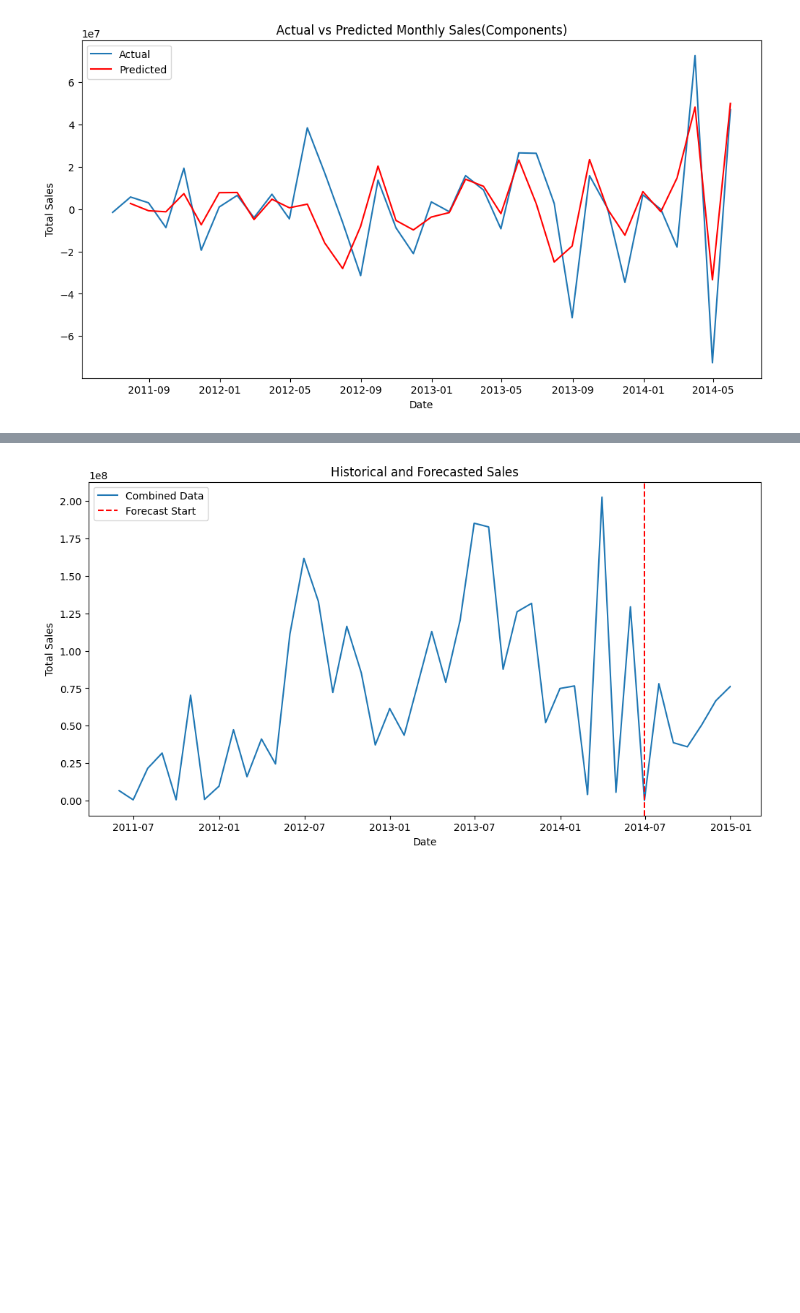
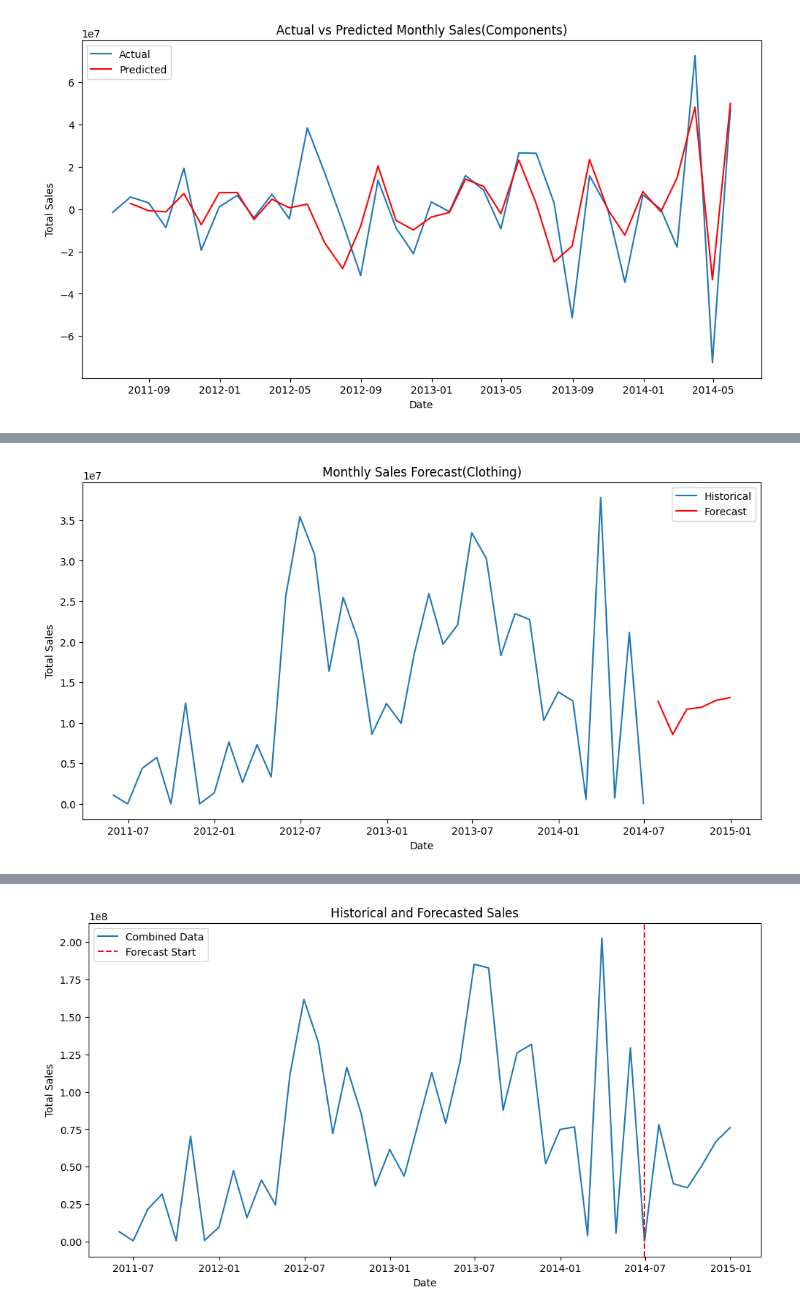
Before and after one commit to ga1nang/curent_topic, a Jupyter notebook: arima.ipynb, the cells around one changed output, grey strips where cells are left out. Drawn from its saved outputs; the diff is of its cells as text; code cells hidden in the pictures; blank space fills up the shorter version.

```diff
--- a/arima.ipynb
+++ b/arima.ipynb
@@ -386,0 +418,23 @@ plt.show()
+# %%
+# Forecasting
+forecast_steps = 6
+forecast = model_fit_clothing.forecast(steps=forecast_steps)
+
+# Create future dates
+last_date = monthly_sales_by_category['Clothing'].index[-1]
+forecast_index = pd.date_range(start=last_date + pd.DateOffset(months=1), periods=forecast_steps, freq='M')
+
+# Create forecast series
+forecast_series = pd.Series(forecast, index=forecast_index)
+
+# Plot the forecast
+plt.figure(figsize=(12, 6))
+plt.plot(monthly_sales_by_category['Clothing'], label='Historical')
+plt.plot(forecast_series, label='Forecast', color='red')
+plt.title('Monthly Sales Forecast(Clothing)')
+plt.xlabel('Date')
+plt.ylabel('Total Sales')
+plt.legend()
+plt.show()
+# %% [output]
+[figure, added]
```
Also changed, not shown: parts of 10 cells of this notebook.
